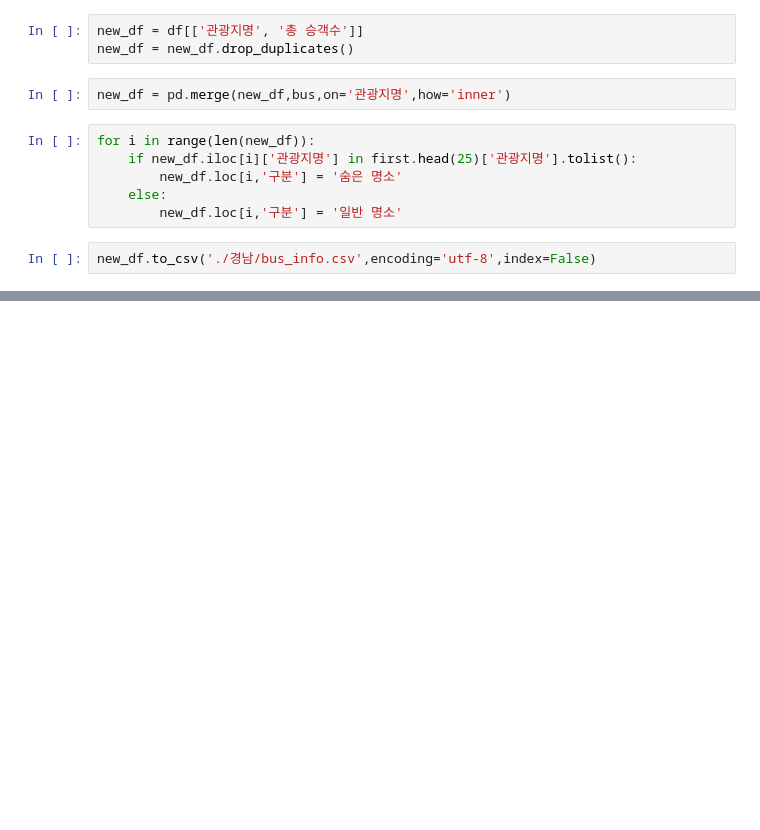
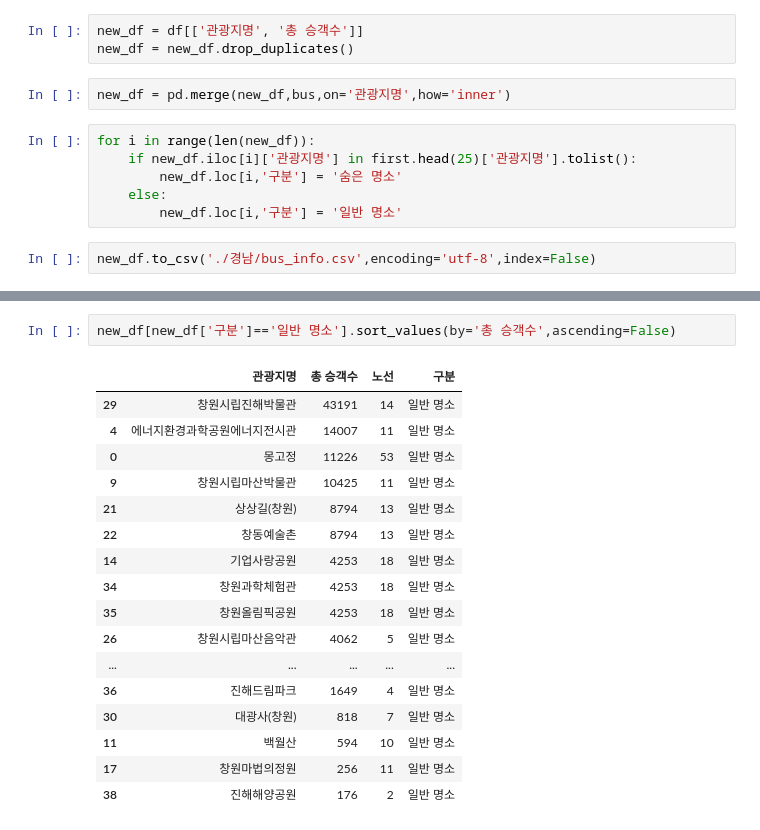
Before and after one commit to GRetriever/Data-Analysis-Project, a Jupyter notebook: Tourist Attractions/경남.ipynb, the cells around one changed output, grey strips where cells are left out. Cells and saved outputs as stored; diff of their text form; blank space fills up the shorter version.

```diff
--- a/Tourist Attractions/경남.ipynb
+++ b/Tourist Attractions/경남.ipynb
@@ -500,0 +529,20 @@ new_df.to_csv('./경남/bus_info.csv',encoding='utf-8',index=False)
+# %%
+new_df[new_df['구분']=='일반 명소'].sort_values(by='총 승객수',ascending=False)
+# %% [output]
+|  | 관광지명 | 총 승객수 | 노선 | 구분 |
+| 29 | 창원시립진해박물관 | 43191 | 14 | 일반 명소 |
+| 4 | 에너지환경과학공원에너지전시관 | 14007 | 11 | 일반 명소 |
+| 0 | 몽고정 | 11226 | 53 | 일반 명소 |
+| 9 | 창원시립마산박물관 | 10425 | 11 | 일반 명소 |
+| 21 | 상상길(창원) | 8794 | 13 | 일반 명소 |
+| 22 | 창동예술촌 | 8794 | 13 | 일반 명소 |
+| 14 | 기업사랑공원 | 4253 | 18 | 일반 명소 |
+| 34 | 창원과학체험관 | 4253 | 18 | 일반 명소 |
+| 35 | 창원올림픽공원 | 4253 | 18 | 일반 명소 |
+| 26 | 창원시립마산음악관 | 4062 | 5 | 일반 명소 |
+| ... | ... | ... | ... | ... |
+| 36 | 진해드림파크 | 1649 | 4 | 일반 명소 |
+| 30 | 대광사(창원) | 818 | 7 | 일반 명소 |
+| 11 | 백월산 | 594 | 10 | 일반 명소 |
+| 17 | 창원마법의정원 | 256 | 11 | 일반 명소 |
+| 38 | 진해해양공원 | 176 | 2 | 일반 명소 |
```
Also changed, not shown: parts of 8 cells of this notebook, 7 other files.
